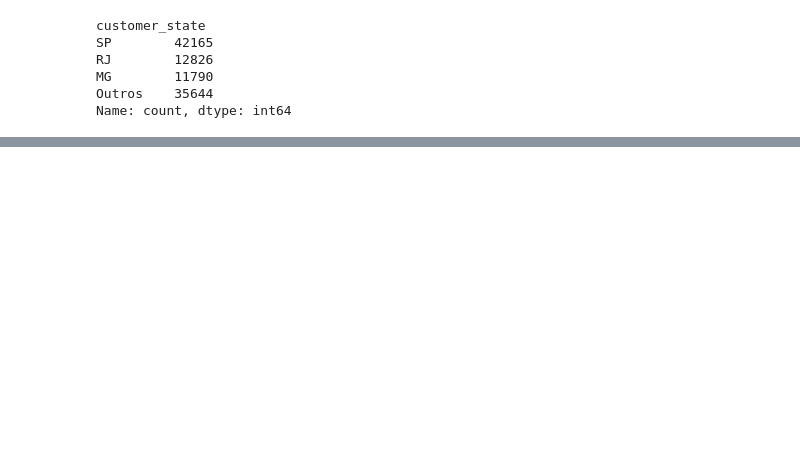
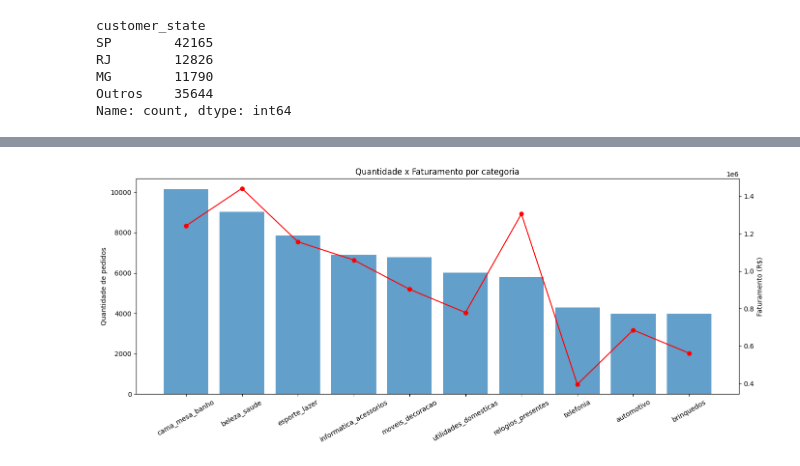
Before and after one commit to LucasMesquitaAlc/analise-ecommerce-Olist, a Jupyter notebook: notebooks/analise.ipynb, the cells around one changed output, grey strips where cells are left out. Cells and saved outputs as stored; diff of their text form; code cells hidden in the pictures; blank space fills up the shorter version.

```diff
--- a/notebooks/analise.ipynb
+++ b/notebooks/analise.ipynb
@@ -60,0 +135,29 @@ plt.show()
+# %%
+resumo = (
+    df
+    .groupby('categoria', observed=True)
+    .agg(
+        qtd_pedidos=('order_id', 'count'),
+        faturamento=('valor_final', 'sum')
+    )
+    .sort_values('qtd_pedidos', ascending=False)
+).head(10)
+# %%
+fig, ax1 = plt.subplots(figsize=(14, 6))
+
+ax2 = ax1.twinx()
+
+ax1.bar(resumo.index, resumo['qtd_pedidos'], alpha=0.7, label='Quantidade')
+ax2.plot(resumo.index, resumo['faturamento'], color='red', marker='o', label='Faturamento')
+
+ax1.set_ylabel('Quantidade de pedidos')
+ax2.set_ylabel('Faturamento (R$)')
+
+ax1.tick_params(axis='x', rotation=30)
+
+ax1.set_title('Quantidade x Faturamento por categoria')
+
+plt.tight_layout()
+plt.show()
+# %% [output]
+[figure, added]
```
Also changed, not shown: parts of 6 cells of this notebook.
